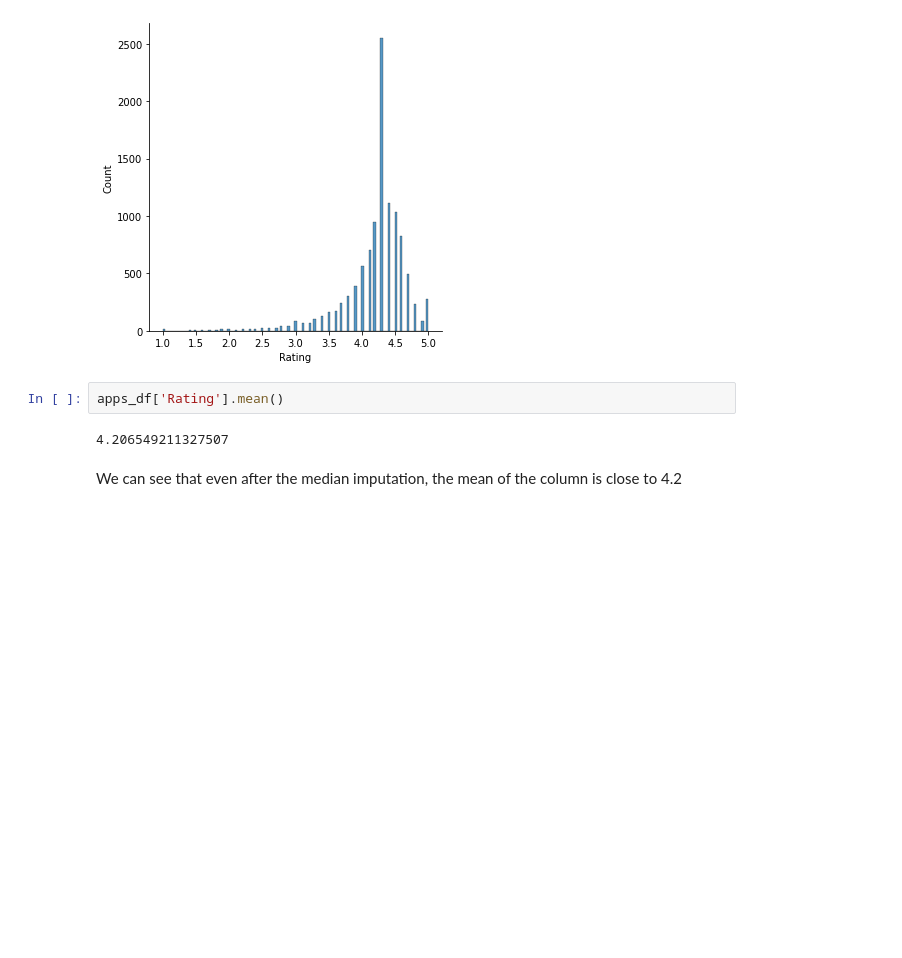
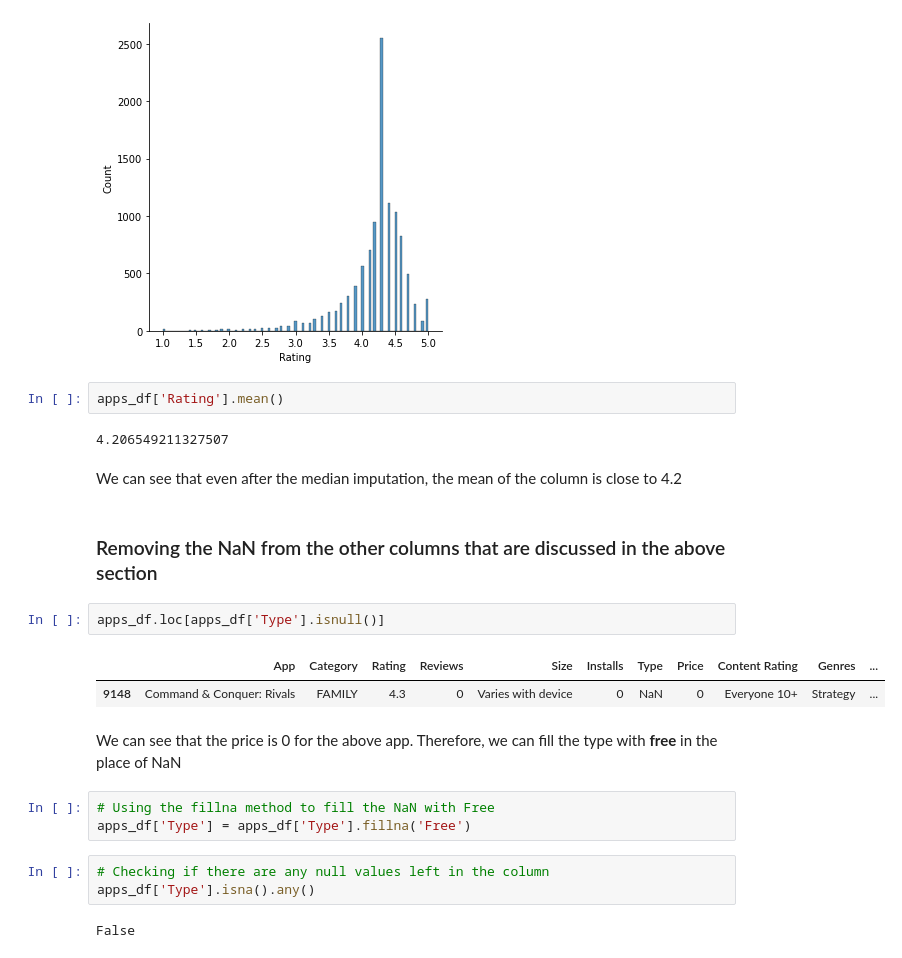
Before and after one commit to ganathetechie/AlmaBetter-Capstone-Project-1, a Jupyter notebook: Play_Store_App_Review_Analysis_Capstone_Project.ipynb, the cells around one changed output. Saved outputs shown, nothing was run; the diff lists cells and outputs as text; blank space fills up the shorter version.

```diff
--- a/Play_Store_App_Review_Analysis_Capstone_Project.ipynb
+++ b/Play_Store_App_Review_Analysis_Capstone_Project.ipynb
@@ -221,3 +221,20 @@ apps_df['Rating'].mean()
 4.206549211327507
 # %% [markdown]
 We can see that even after the median imputation, the mean of the column is close to 4.2
+# %% [markdown]
+### Removing the NaN from the other columns that are discussed in the above section
+# %%
+apps_df.loc[apps_df['Type'].isnull()]
+# %% [output]
+|  | App | Category | Rating | Reviews | Size | Installs | Type | Price | Content Rating | Genres | ... |
+| 9148 | Command & Conquer: Rivals | FAMILY | 4.3 | 0 | Varies with device | 0 | NaN | 0 | Everyone 10+ | Strategy | ... |
+# %% [markdown]
+We can see that the price is 0 for the above app. Therefore, we can fill the type with **free** in the place of NaN
+# %%
+# Using the fillna method to fill the NaN with Free
+apps_df['Type'] = apps_df['Type'].fillna('Free')
+# %%
+# Checking if there are any null values left in the column
+apps_df['Type'].isna().any()
+# %% [output]
+False
```
Also changed, not shown: parts of 15 cells of this notebook.
